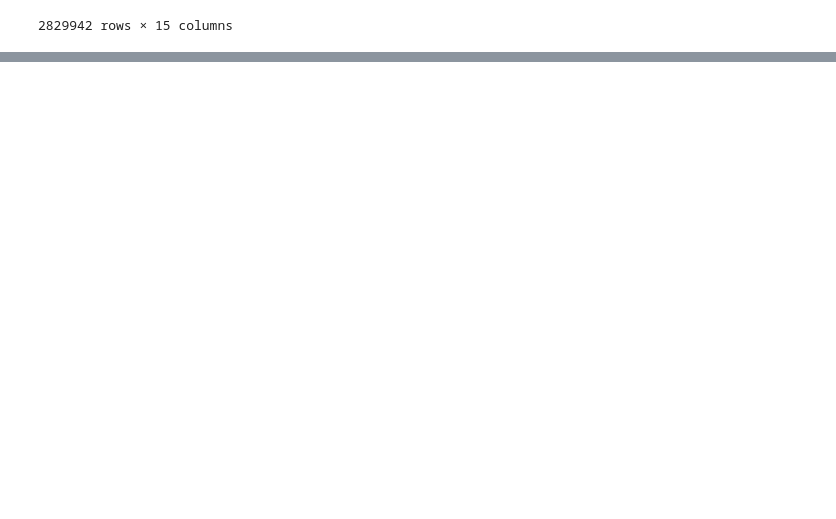
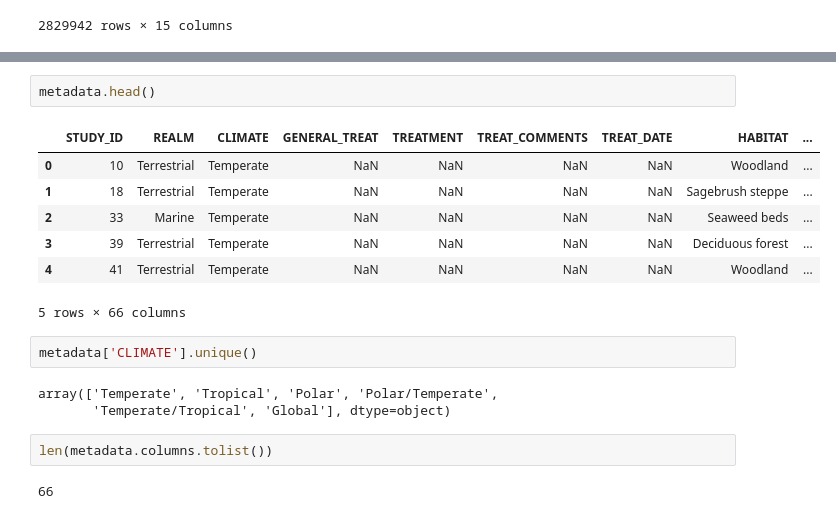
Before and after one commit to elliott-fogg/hackathon_datasets, a Jupyter notebook: biotime/biotime_exploratory.ipynb, the cells around one changed output, grey strips where cells are left out. Saved outputs shown, nothing was run; the diff lists cells and outputs as text; blank space fills up the shorter version.

```diff
--- a/biotime/biotime_exploratory.ipynb
+++ b/biotime/biotime_exploratory.ipynb
@@ -82,0 +250,19 @@ False
+# %%
+metadata.head()
+# %% [output]
+|  | STUDY_ID | REALM | CLIMATE | GENERAL_TREAT | TREATMENT | TREAT_COMMENTS | TREAT_DATE | HABITAT | ... |
+| 0 | 10 | Terrestrial | Temperate | NaN | NaN | NaN | NaN | Woodland | ... |
+| 1 | 18 | Terrestrial | Temperate | NaN | NaN | NaN | NaN | Sagebrush steppe | ... |
+| 2 | 33 | Marine | Temperate | NaN | NaN | NaN | NaN | Seaweed beds | ... |
+| 3 | 39 | Terrestrial | Temperate | NaN | NaN | NaN | NaN | Deciduous forest | ... |
+| 4 | 41 | Terrestrial | Temperate | NaN | NaN | NaN | NaN | Woodland | ... |
+5 rows × 66 columns
+# %%
+metadata['CLIMATE'].unique()
+# %% [output]
+array(['Temperate', 'Tropical', 'Polar', 'Polar/Temperate',
+       'Temperate/Tropical', 'Global'], dtype=object)
+# %%
+len(metadata.columns.tolist())
+# %% [output]
+66
```
Also changed, not shown: parts of 34 cells of this notebook, 17 other files.
